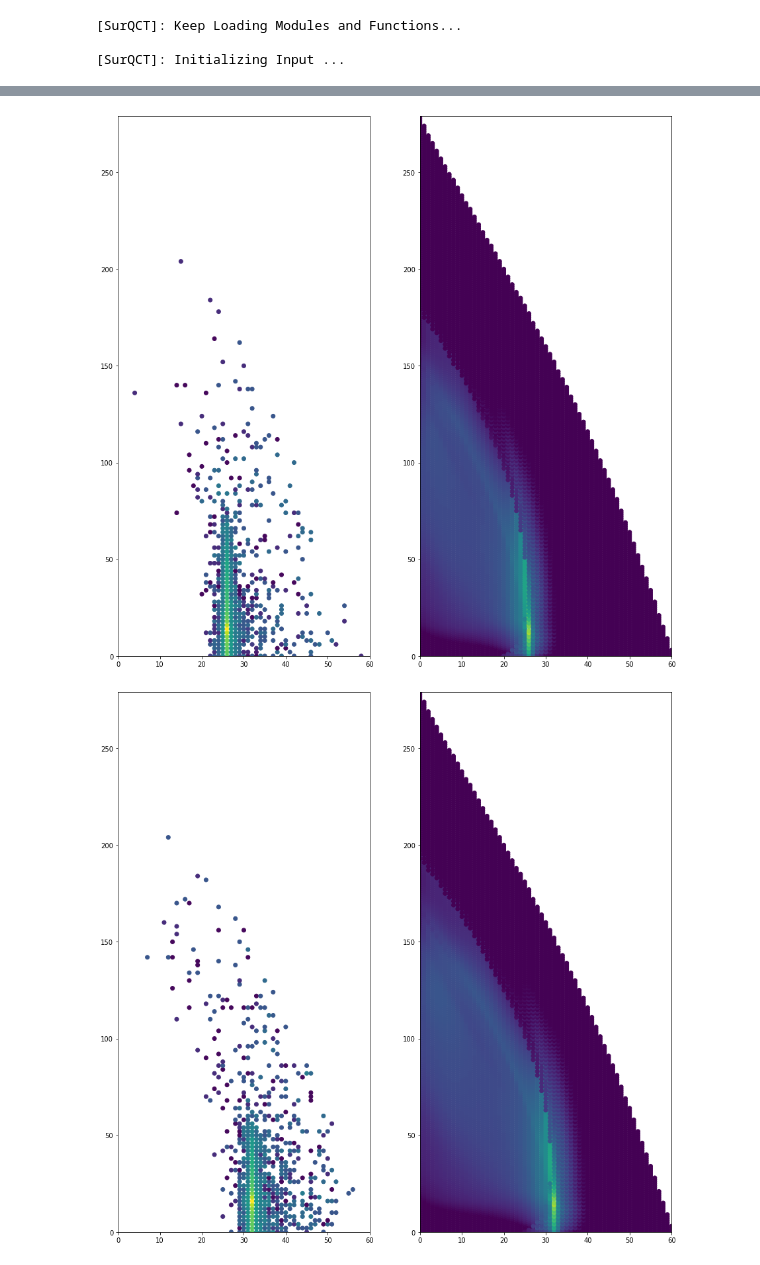
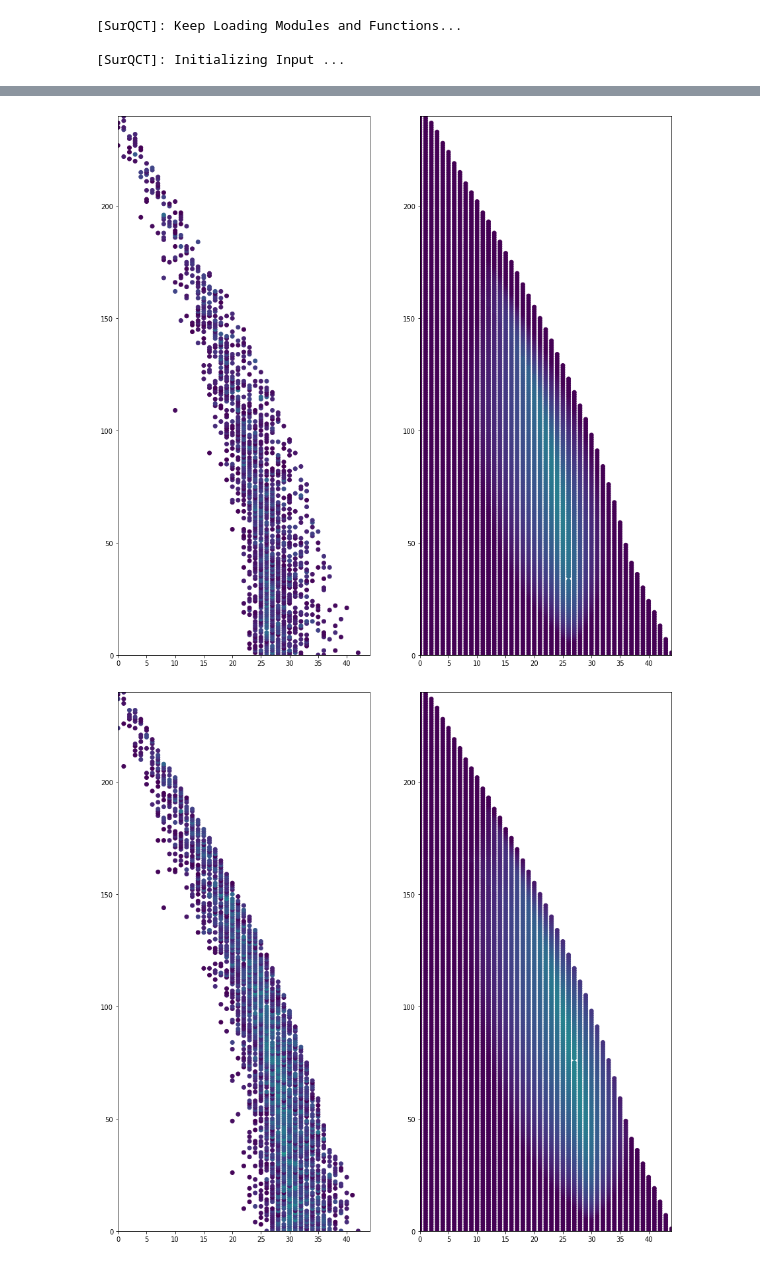
Before and after one commit to simoneventuri/SurQCT, a Jupyter notebook: scripts/postprocessing/Plot_CPlots.ipynb, the cells around one changed output, grey strips where cells are left out. Drawn from its saved outputs; the diff is of its cells as text; code cells hidden in the pictures.

```diff
--- a/scripts/postprocessing/Plot_CPlots.ipynb
+++ b/scripts/postprocessing/Plot_CPlots.ipynb
@@ -29,12 +29,12 @@ WORKSPACE_PATH      = os.environ['WORKSPACE_PATH']
 SurQCTFldr          = WORKSPACE_PATH + '/SurQCT/surqct/'
 
 RatesType           = 'KExcit'
-ExcitType           = 'KInel'
+ExcitType           = 'KExch'
 
-NNRunIdx            = 10
+NNRunIdx            = 1
 PathToRunFld        = SurQCTFldr + '/../' + RatesType + '/all_temperatures_nondim/' + ExcitType + '/'
 
-TTran               = 5000.0
+TTran               = 10000.0
 # %%
 #===================================================================================================================================
 print("\n[SurQCT]: Loading Modules and Functions ...")
@@ -85,8 +85,8 @@ from Model import model
 
 InputData.DefineModelIntFlg = 0
 InputData.TrainIntFlg       = 0
-NN_KExch                    = model(InputData, InputData.PathToRunFld, None, None)
-NN_KExch.load_params(InputData.PathToParamsFld)
+NN_KExcit                    = model(InputData, InputData.PathToRunFld, None, None)
+NN_KExcit.load_params(InputData.PathToParamsFld)
 #===================================================================================================================================
 # %% [output]
 [SurQCT]: Loading Final Modules ...
@@ -169,5 +169,10 @@ def read_kexcitdata(InputData, PathToHDF5File, TTra, TInt, NProcTypes):
 
 KInelMat, KExchMatList = read_kexcitdata(InputData, InputData.PathToHDF5File, TTran, TTran, 3)
 
-KExch = KInelMat
+if (ExcitType == 'KInel'):
+    KExcit = KInelMat
+elif (ExcitType == 'KExch'):
+    KExcit = KExchMatList[0]
+else:
+    KExcit = KInelMat + KExchMatList[0]
 # %% [output]
@@ -230,8 +235,8 @@ for iIdx in tqdm(iIdxVec, desc='[SurQCT]:     Generating Inelastic and Exchange
 
     xTemp_FWD             = pd.concat([iLevelsData, jLevelsData, kLevelsData], axis=1)
 
-    if (len(xTemp_FWD[NN_KExch.xTrainingVar]) > 0):
-        KExch_NN_FWD          = np.exp( NN_KExch.Model.predict(xTemp_FWD[NN_KExch.xTrainingVar]) ) / InputData.MultFact
+    if (len(xTemp_FWD[NN_KExcit.xTrainingVar]) > 0):
+        KExcit_NN_FWD          = np.exp( NN_KExcit.Model.predict(xTemp_FWD[NN_KExcit.xTrainingVar]) ) / InputData.MultFact
 
     ## BWD Rates
     iiIdxVec              = jIdxVecNo
@@ -267,9 +272,9 @@ for iIdx in tqdm(iIdxVec, desc='[SurQCT]:     Generating Inelastic and Exchange
 
     xTempp_BWD            = pd.concat([iLevelsData, jLevelsData, kLevelsData], axis=1)
 
-    if (len(xTempp_BWD[NN_KExch.xTrainingVar]) > 0):
-        KExch_NN_BWD          = np.exp( NN_KExch.Model.predict(xTempp_BWD[NN_KExch.xTrainingVar]) ) / InputData.MultFact
-        KExch_NN_BWD[:,0]     = KExch_NN_BWD[:,0] / RatioNo
+    if (len(xTempp_BWD[NN_KExcit.xTrainingVar]) > 0):
+        KExcit_NN_BWD          = np.exp( NN_KExcit.Model.predict(xTempp_BWD[NN_KExcit.xTrainingVar]) ) / InputData.MultFact
+        KExcit_NN_BWD[:,0]     = KExcit_NN_BWD[:,0] / RatioNo
 
 
         iLevelsData           = pd.concat([iLevelsDataTemp[xVarsVec_i], TTranDataTemp], axis=1)
@@ -286,16 +291,16 @@ for iIdx in tqdm(iIdxVec, desc='[SurQCT]:     Generating Inelastic and Exchange
 
 
     ### Concatenating
-        if (len(xTemp_FWD[NN_KExch.xTrainingVar]) > 0):
+        if (len(xTemp_FWD[NN_KExcit.xTrainingVar]) > 0):
             xTemp    = pd.concat([xTemp_FWD, xTemp_BWD], axis=0)
-            KExch_NN = np.concatenate((KExch_NN_FWD, KExch_NN_BWD), axis=0)
+            KExcit_NN = np.concatenate((KExcit_NN_FWD, KExcit_NN_BWD), axis=0)
         else:
-            xTemp    = xTemp_BWD
-            KExch_NN = KExch_NN_BWD
+            xTemp     = xTemp_BWD
+            KExcit_NN = NN_KExcit_BWD
     else:
-        if (len(xTemp_FWD[NN_KExch.xTrainingVar]) > 0):
-            xTemp    = xTemp_FWD
-            KExch_NN = KExch_NN_FWD
+        if (len(xTemp_FWD[NN_KExcit.xTrainingVar]) > 0):
+            xTemp     = xTemp_FWD
+            KExcit_NN = NN_KExcit_FWD
 
 
 
@@ -307,15 +312,15 @@ for iIdx in tqdm(iIdxVec, desc='[SurQCT]:     Generating Inelastic and Exchange
     }
 
 
-    Mask     = KExch[:,iIdx] > 1.e-15
+    Mask     = KExcit[:,iIdx] > 1.e-13
 
     fig, axs = plt.subplots(1,2,figsize=(15,15))
 
-    axs[0].scatter(DiatData[1]['vqn'][Mask], DiatData[1]['jqn'][Mask], c=np.log10(KExch[Mask,iIdx]), vmin=-15, vmax=-9)
+    axs[0].scatter(DiatData[1]['vqn'][Mask], DiatData[1]['jqn'][Mask], c=np.log10(KExcit[Mask,iIdx]), vmin=-13, vmax=-11)
     axs[0].set_xlim([DiatData[1]['vqn'].min(), DiatData[1]['vqn'].max()])
     axs[0].set_ylim([DiatData[1]['jqn'].min(), DiatData[1]['jqn'].max()])
 
-    axs[1].scatter(xTemp['vqn_j'], xTemp['jqn_j'], c=np.log10(KExch_NN[:,0]), vmin=-15, vmax=-9)
+    axs[1].scatter(xTemp['vqn_j'], xTemp['jqn_j'], c=np.log10(KExcit_NN[:,0]), vmin=-13, vmax=-11)
     axs[1].set_xlim([DiatData[1]['vqn'].min(), DiatData[1]['vqn'].max()])
     axs[1].set_ylim([DiatData[1]['jqn'].min(), DiatData[1]['jqn'].max()])
 
@@ -329,2 +334,2 @@ for iIdx in tqdm(iIdxVec, desc='[SurQCT]:     Generating Inelastic and Exchange
-[figure, old version]
+[figure, new version]
-[figure, old version]
+[figure, new version]
```
Also changed, not shown: parts of 6 cells of this notebook, 2 other files.
